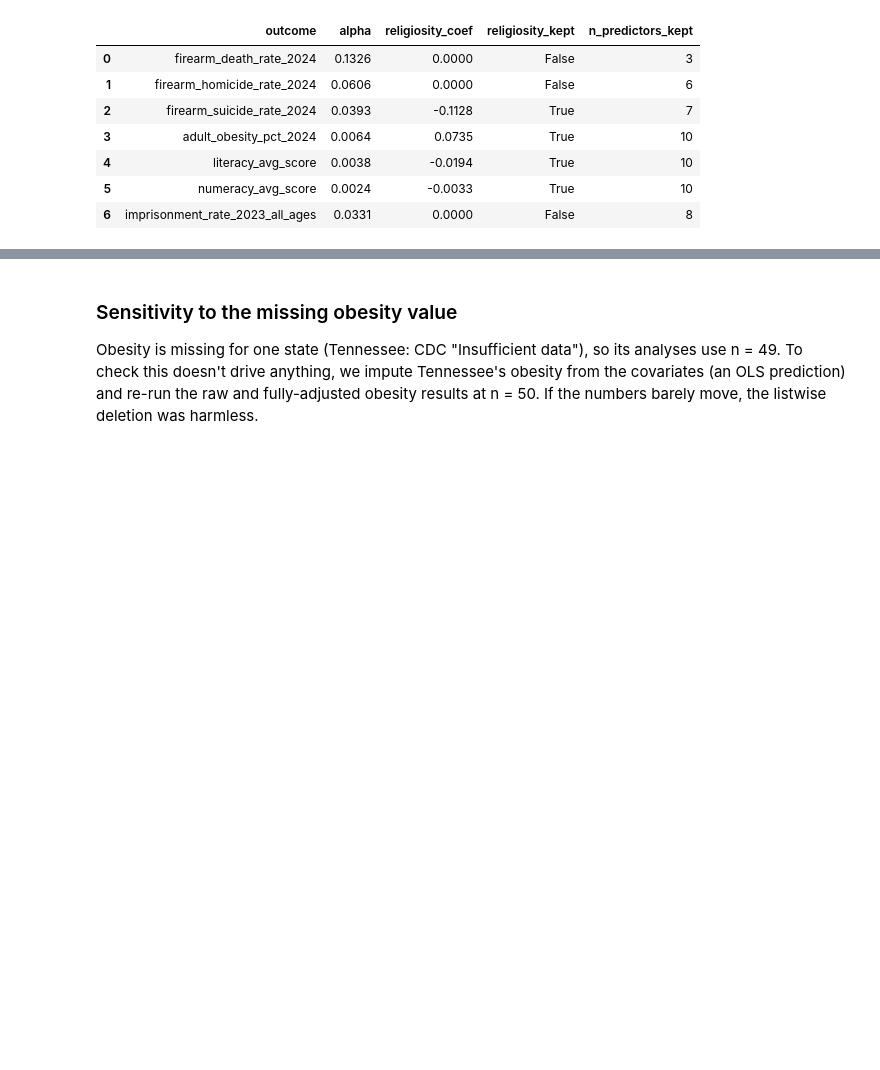
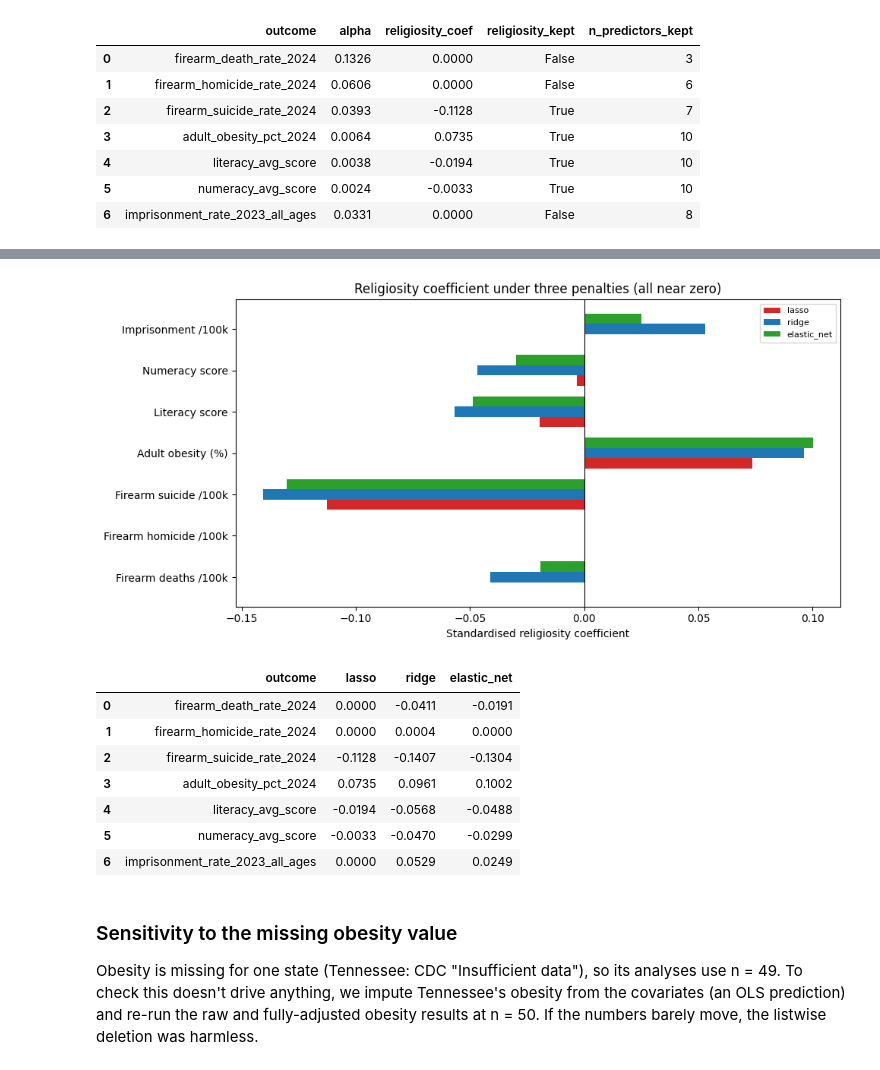
Before and after one commit to DiogoRibeiro7/religiosity-us-outcomes, a Jupyter notebook: notebooks/03_analyse_religiosity_outcomes.ipynb, the cells around one changed output, grey strips where cells are left out. Drawn from its saved outputs; the diff is of its cells as text; code cells hidden in the pictures; blank space fills up the shorter version.

```diff
--- a/notebooks/03_analyse_religiosity_outcomes.ipynb
+++ b/notebooks/03_analyse_religiosity_outcomes.ipynb
@@ -1255,3 +1259,51 @@ LASSO keeps religiosity for 4 of 7 outcomes.
+# %%
+from sklearn.linear_model import RidgeCV, ElasticNetCV, LassoCV
+from sklearn.preprocessing import StandardScaler
+
+feats = [PREDICTOR] + CONTROLS
+ri = feats.index(PREDICTOR)
+pen_rows = []
+for o in EXT_OUTCOMES:
+    sub = panel[[o] + feats].dropna()
+    X = StandardScaler().fit_transform(sub[feats].to_numpy())
+    y = ((sub[o] - sub[o].mean()) / sub[o].std()).to_numpy()
+    lasso = LassoCV(cv=5, random_state=0, max_iter=200000).fit(X, y)
+    ridge = RidgeCV(alphas=np.logspace(-3, 3, 61)).fit(X, y)
+    enet = ElasticNetCV(l1_ratio=[0.1, 0.5, 0.9], cv=5, random_state=0, max_iter=200000).fit(X, y)
+    pen_rows.append({
+        "outcome": o,
+        "lasso": float(lasso.coef_[ri]),
+        "ridge": float(ridge.coef_[ri]),
+        "elastic_net": float(enet.coef_[ri]),
+    })
+penalties = pd.DataFrame(pen_rows)
+penalties.to_csv(TABLES_DIR / "penalised_models.csv", index=False)
+
+fig, ax = plt.subplots(figsize=(10, 5))
+yy = np.arange(len(penalties))
+h = 0.25
+for k, (col, c) in enumerate([("lasso", "#d62728"), ("ridge", "#1f77b4"), ("elastic_net", "#2ca02c")]):
+    ax.barh(yy + (k - 1) * h, penalties[col], height=h, label=col, color=c)
+ax.axvline(0, color="black", lw=0.8)
+ax.set_yticks(yy)
+ax.set_yticklabels([LABELS.get(o, o) for o in penalties["outcome"]])
+ax.set_xlabel("Standardised religiosity coefficient")
+ax.set_title("Religiosity coefficient under three penalties (all near zero)")
+ax.legend(fontsize=8)
+fig.tight_layout()
+fig.savefig(FIGURES_DIR / "penalised_models.png", dpi=150, bbox_inches="tight")
+plt.show()
+penalties.round(4)
+# %% [output]
+[figure, added]
+|  | outcome | lasso | ridge | elastic_net |
+| 0 | firearm_death_rate_2024 | 0.0000 | -0.0411 | -0.0191 |
+| 1 | firearm_homicide_rate_2024 | 0.0000 | 0.0004 | 0.0000 |
+| 2 | firearm_suicide_rate_2024 | -0.1128 | -0.1407 | -0.1304 |
+| 3 | adult_obesity_pct_2024 | 0.0735 | 0.0961 | 0.1002 |
+| 4 | literacy_avg_score | -0.0194 | -0.0568 | -0.0488 |
+| 5 | numeracy_avg_score | -0.0033 | -0.0470 | -0.0299 |
+| 6 | imprisonment_rate_2023_all_ages | 0.0000 | 0.0529 | 0.0249 |
 # %% [markdown]
 ### Sensitivity to the missing obesity value
 
```
Also changed, not shown: parts of 8 cells of this notebook, 23 other files.
